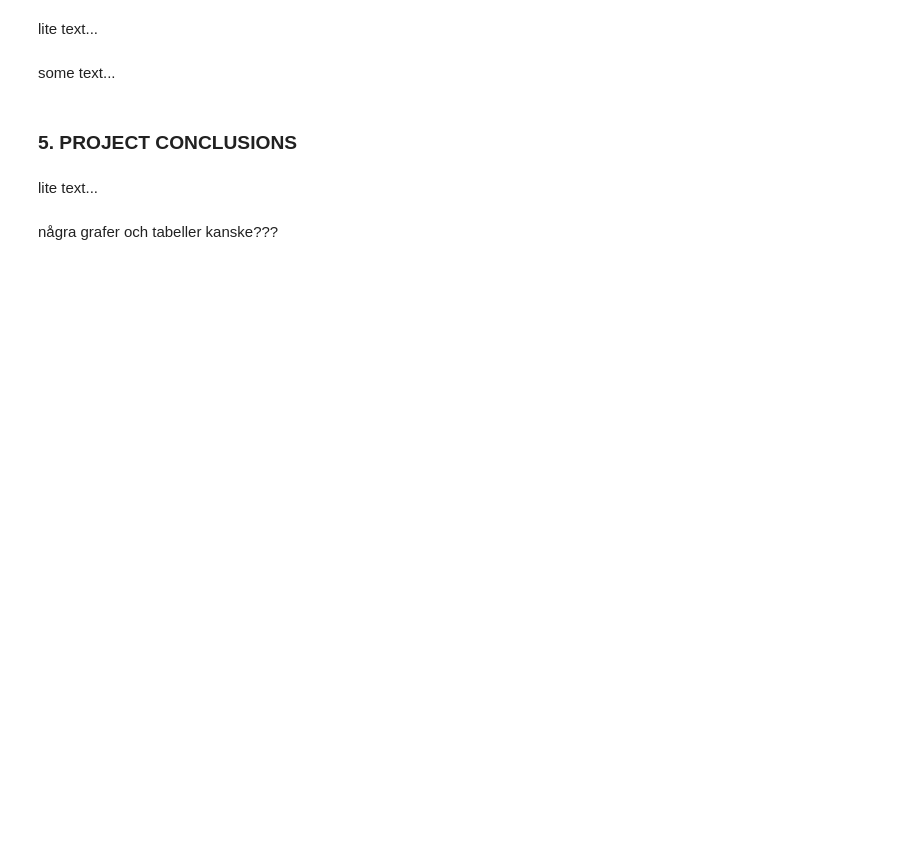
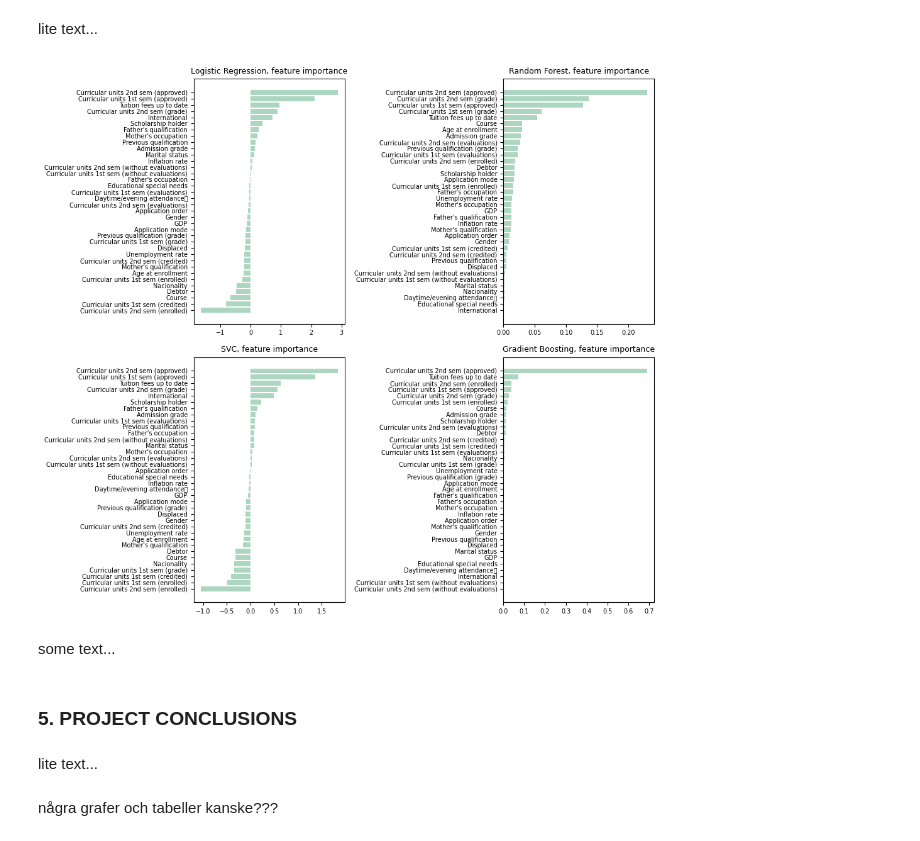
Before and after one commit to LLUhlin/data-science-project, a Jupyter notebook: student_final.ipynb, the cells around one changed output. Cells and saved outputs as stored; diff of their text form; code cells hidden in the pictures; blank space fills up the shorter version.

```diff
--- a/student_final.ipynb
+++ b/student_final.ipynb
@@ -439,3 +437,43 @@ plt.show()
+# %%
+# Looking at the most important features for the models
+lr = LogisticRegression()
+lr.fit(X_train_scaled, y_train)
+imp_lr = (pd.DataFrame(data={'attr': X_train.columns,'im_lr': lr.coef_[0]})).sort_values(by='im_lr')
+
+rf = RandomForestClassifier()
+rf.fit(X_train_scaled, y_train)
+imp_rf = (pd.DataFrame(data={'attr': X_train.columns, 'im_rf': rf.feature_importances_}).sort_values(by='im_rf'))
+
+svc = SVC(kernel="linear")
+svc.fit(X_train_scaled, y_train)
+imp_svc = (pd.DataFrame(data={'attr': X_train.columns, 'im_svc': svc.coef_[0]})).sort_values(by='im_svc')
+
+gbc = GradientBoostingClassifier()
+gbc.fit(X_train_scaled, y_train)
+imp_gbc = (pd.DataFrame(data={'attr': X_train.columns, 'im_gbc': gbc.feature_importances_})).sort_values(by='im_gbc')
+
+fig, ax = plt.subplots(2, 2, figsize=(10,9))
+
+ax[0, 0].barh(imp_lr['attr'], imp_lr['im_lr'], align='center', color=(0.2, 0.6, 0.4, 0.4))
+ax[0, 0].set_title('Logistic Regression, feature importance', size=9)
+ax[0, 0].tick_params(axis='both', which='major', labelsize=7)
+
+ax[0, 1].barh(imp_rf['attr'], imp_rf['im_rf'], align='center', color=(0.2, 0.6, 0.4, 0.4))
+ax[0, 1].set_title('Random Forest, feature importance', size=9)
+ax[0, 1].tick_params(axis='both', which='major', labelsize=7)
+
+ax[1, 0].barh(imp_svc['attr'], imp_svc['im_svc'], align='center', color=(0.2, 0.6, 0.4, 0.4))
+ax[1, 0].set_title('SVC, feature importance', size=9)
+ax[1, 0].tick_params(axis='both', which='major', labelsize=7)
+
+ax[1, 1].barh(imp_gbc['attr'], imp_gbc['im_gbc'], align='center', color=(0.2, 0.6, 0.4, 0.4))
+ax[1, 1].set_title('Gradient Boosting, feature importance', size=9)
+ax[1, 1].tick_params(axis='both', which='major', labelsize=7)
+
+fig.tight_layout()
+plt.show()
+# %% [output]
+[figure, added]
 # %% [markdown]
 some text...
 # %% [markdown]
```
Also changed, not shown: parts of 17 cells of this notebook.
